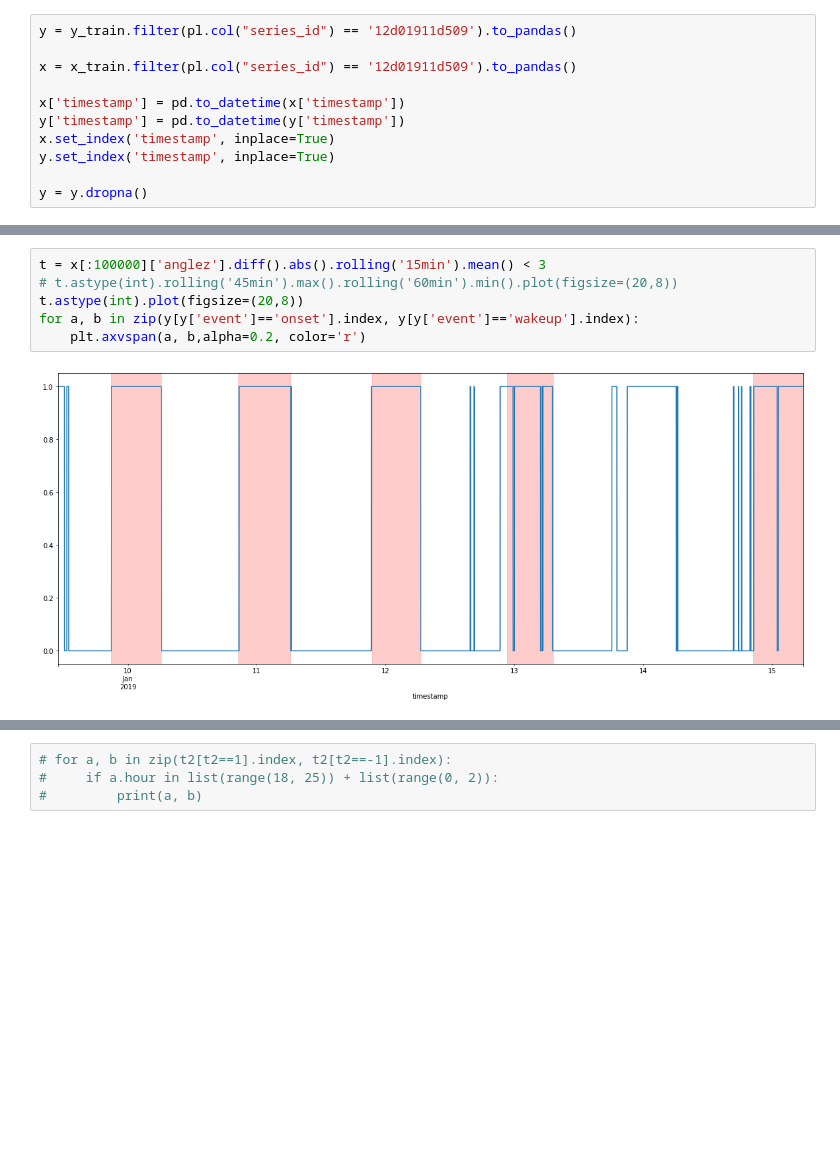
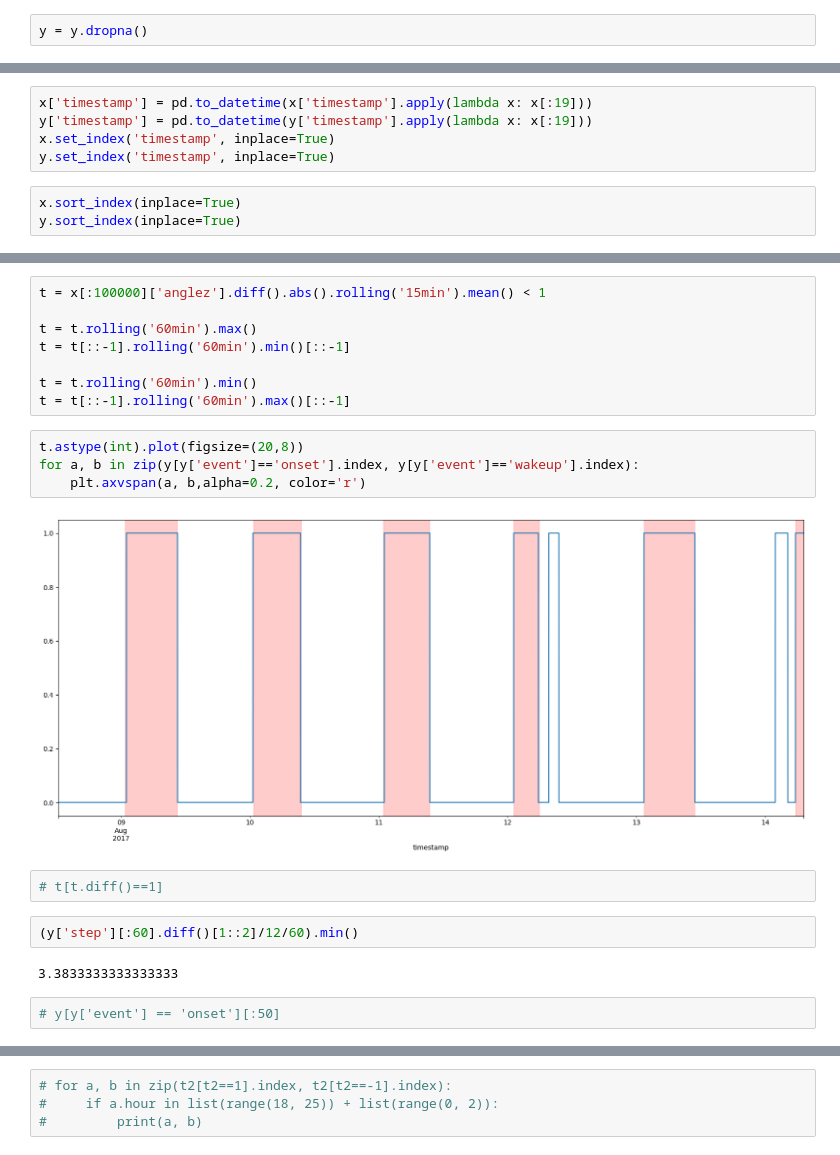
Before and after one commit to Matmozaur/Kaggle_projects, a Jupyter notebook: Detect Sleep States/Basic_analysis.ipynb, the cells around one changed output, grey strips where cells are left out. Drawn from its saved outputs; the diff is of its cells as text; blank space fills up the shorter version.

```diff
--- a/Detect Sleep States/Basic_analysis.ipynb
+++ b/Detect Sleep States/Basic_analysis.ipynb
@@ -18,11 +19,2 @@ y_train = pl.read_csv(BASE_PATH+'train_events.csv')
 # %%
-y = y_train.filter(pl.col("series_id") == '12d01911d509').to_pandas()
-
-x = x_train.filter(pl.col("series_id") == '12d01911d509').to_pandas()
-
-x['timestamp'] = pd.to_datetime(x['timestamp'])
-y['timestamp'] = pd.to_datetime(y['timestamp'])
-x.set_index('timestamp', inplace=True)
-y.set_index('timestamp', inplace=True)
-
 y = y.dropna()
@@ -41 +21,9 @@ for a, b in zip(y[y['event']=='onset'].index, y[y['event']=='wakeup'].index):
+# %%
+x['timestamp'] = pd.to_datetime(x['timestamp'].apply(lambda x: x[:19]))
+y['timestamp'] = pd.to_datetime(y['timestamp'].apply(lambda x: x[:19]))
+x.set_index('timestamp', inplace=True)
+y.set_index('timestamp', inplace=True)
+# %%
+x.sort_index(inplace=True)
+y.sort_index(inplace=True)
 # %%
@@ -47,9 +35,23 @@ for a, b in zip(y[y['event']=='onset'].index, y[y['event']=='wakeup'].index):
+# %%
+t = x[:100000]['anglez'].diff().abs().rolling('15min').mean() < 1
+
+t = t.rolling('60min').max()
+t = t[::-1].rolling('60min').min()[::-1]
+
+t = t.rolling('60min').min()
+t = t[::-1].rolling('60min').max()[::-1]
 # %%
-t = x[:100000]['anglez'].diff().abs().rolling('15min').mean() < 3
-# t.astype(int).rolling('45min').max().rolling('60min').min().plot(figsize=(20,8))
 t.astype(int).plot(figsize=(20,8))
 for a, b in zip(y[y['event']=='onset'].index, y[y['event']=='wakeup'].index):
     plt.axvspan(a, b,alpha=0.2, color='r')
 # %% [output]
-[figure, old version]
+[figure, new version]
+# %%
+# t[t.diff()==1]
+# %%
+(y['step'][:60].diff()[1::2]/12/60).min()
+# %% [output]
+3.3833333333333333
+# %%
+# y[y['event'] == 'onset'][:50]
 # %%
```
Also changed, not shown: parts of 21 cells of this notebook, 1 other file.
